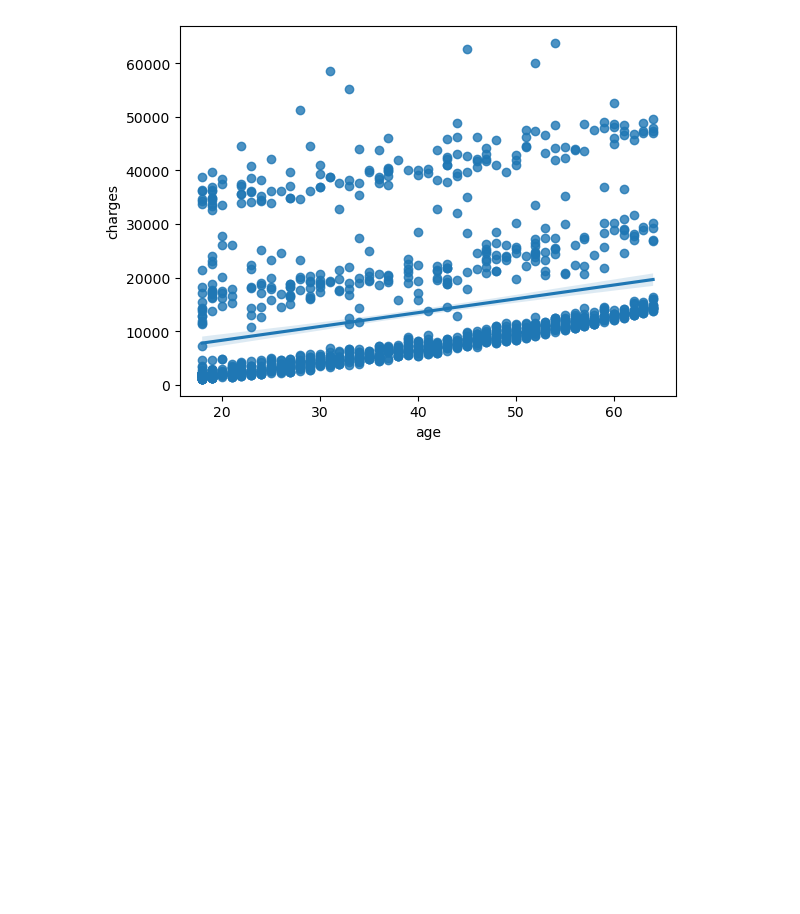
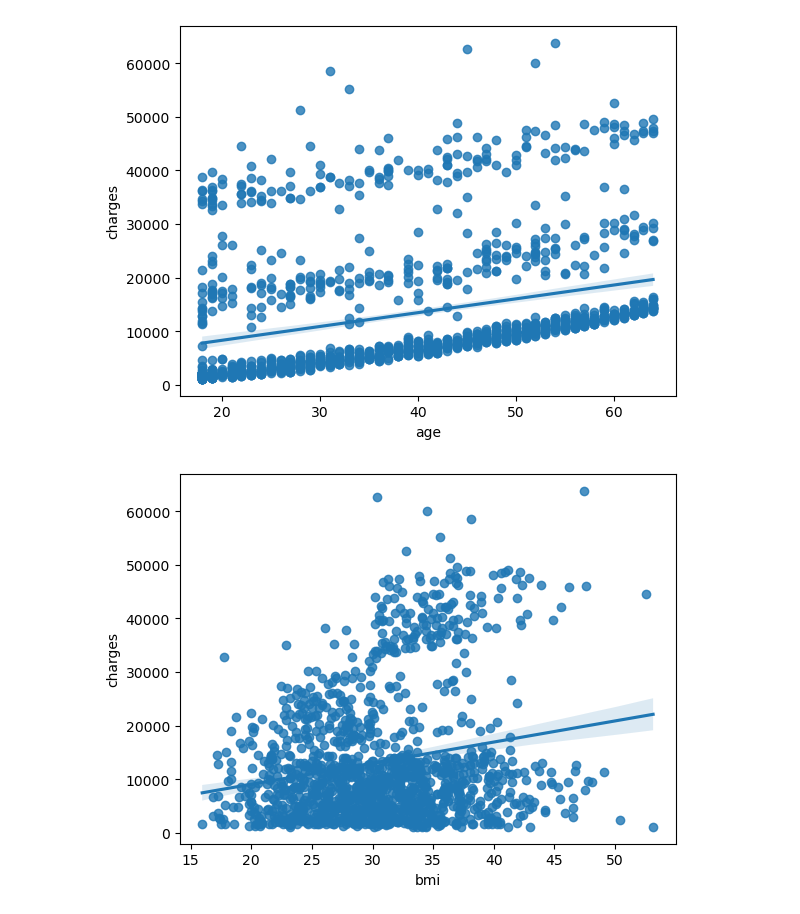
Before and after one commit to jgomezz/cpe_ciencia_datos_python_2026, a Jupyter notebook: mod3_analitica_datos_python/semana_04_evaluacion_modelo_ejercicio.ipynb, the cells around one changed output. Drawn from its saved outputs; the diff is of its cells as text; code cells hidden in the pictures; blank space fills up the shorter version.

```diff
--- a/mod3_analitica_datos_python/semana_04_evaluacion_modelo_ejercicio.ipynb
+++ b/mod3_analitica_datos_python/semana_04_evaluacion_modelo_ejercicio.ipynb
@@ -114,3 +114,8 @@ sns.regplot(x='age', y='charges', data=cdf)
 plt.show()
 # %% [output]
 [figure]
+# %%
+sns.regplot(x='bmi', y='charges', data=cdf)
+plt.show()
+# %% [output]
+[figure, added]
```
Also changed, not shown: parts of 2 cells of this notebook.
